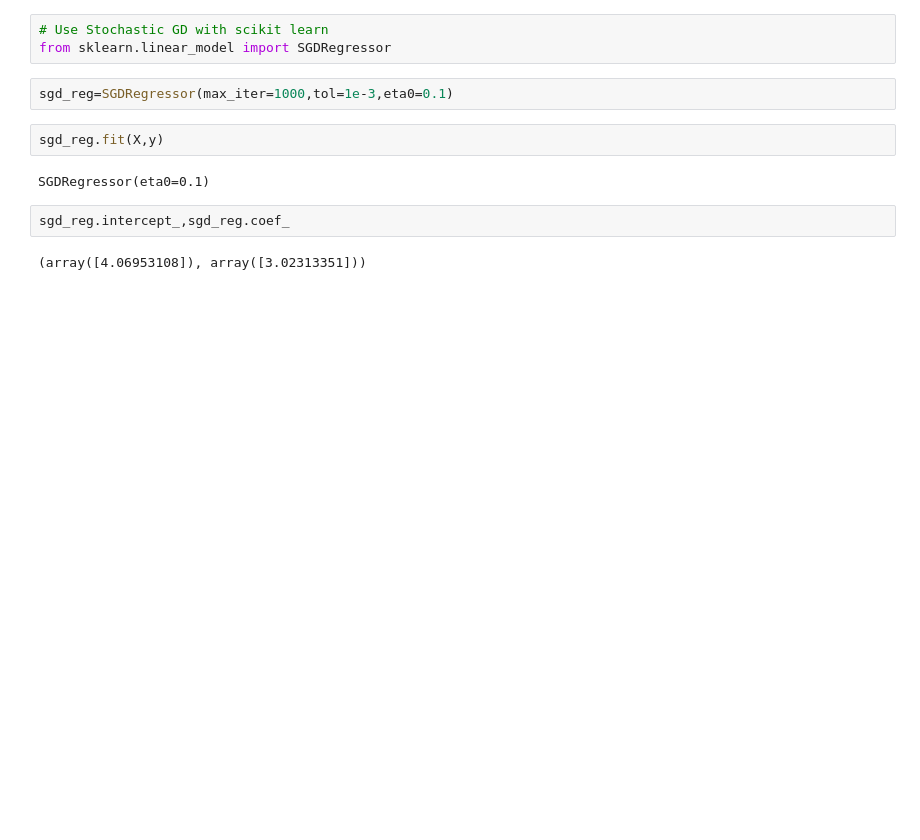
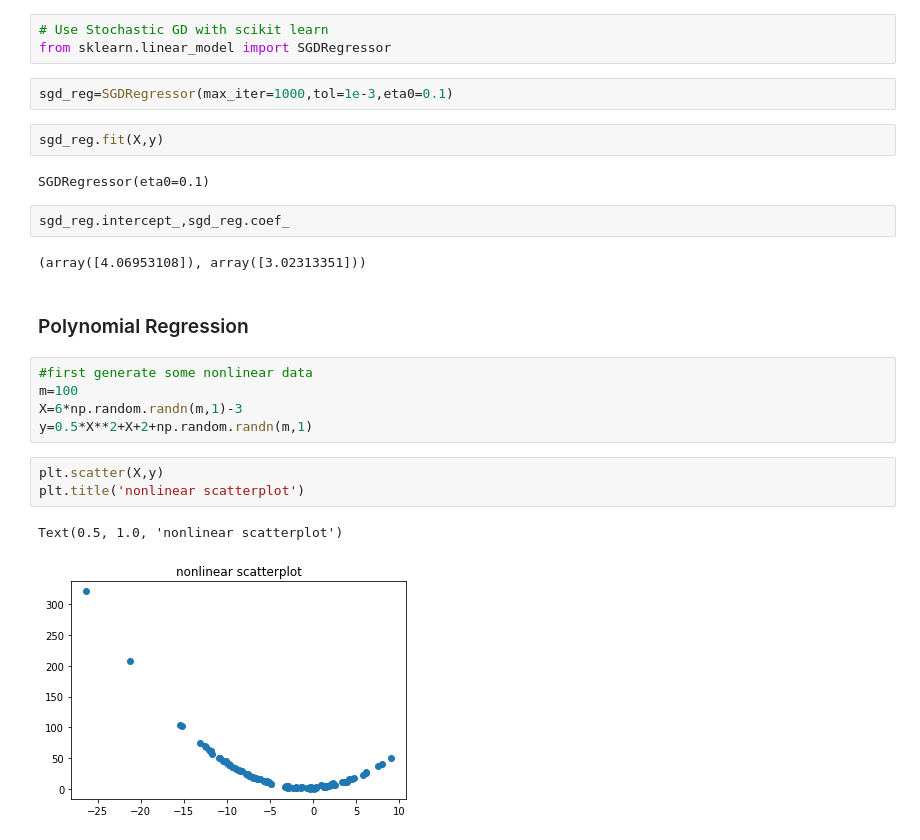
Before and after one commit to julie87zhang/python_exercise, a Jupyter notebook: machine_learning_manual/LinearRegression_Chapter4.ipynb, the cells around one changed output. Cells and saved outputs as stored; diff of their text form; blank space fills up the shorter version.

Commit message:
ml linear regression

```diff
--- a/machine_learning_manual/LinearRegression_Chapter4.ipynb
+++ b/machine_learning_manual/LinearRegression_Chapter4.ipynb
@@ -144,3 +147,16 @@ SGDRegressor(eta0=0.1)
 sgd_reg.intercept_,sgd_reg.coef_
 # %% [output]
 (array([4.06953108]), array([3.02313351]))
+# %% [markdown]
+### Polynomial Regression
+# %%
+#first generate some nonlinear data
+m=100
+X=6*np.random.randn(m,1)-3
+y=0.5*X**2+X+2+np.random.randn(m,1)
+# %%
+plt.scatter(X,y)
+plt.title('nonlinear scatterplot')
+# %% [output]
+Text(0.5, 1.0, 'nonlinear scatterplot')
+[figure, added]
```
Also changed, not shown: parts of 52 cells of this notebook.
